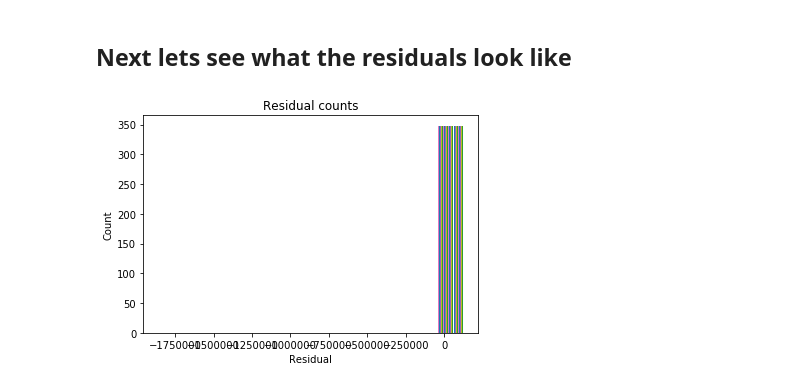
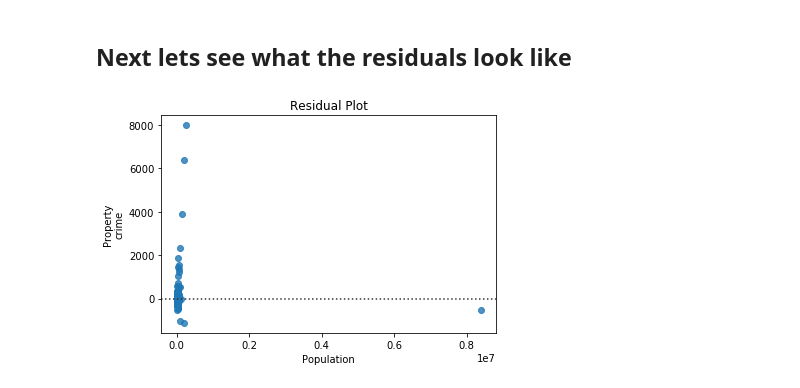
Before and after one commit to Schmidt8181/NY_Crime2013, a Jupyter notebook: NY_Crime_2013.ipynb, the cells around one changed output. Saved outputs shown, nothing was run; the diff lists cells and outputs as text; code cells hidden in the pictures.

```diff
--- a/NY_Crime_2013.ipynb
+++ b/NY_Crime_2013.ipynb
@@ -238,19 +210,9 @@ plt.show()
 [figure]
 # %% [markdown]
 ## Next lets see what the residuals look like
-# %%
-# Extract predicted values.
-predicted = regr.predict(X4).ravel()
-actual = Y
-
-# Calculate the error, also called the residual.
-residual = actual - predicted
-
-# This looks a bit concerning.
-plt.hist(residual)
-plt.title('Residual counts')
-plt.xlabel('Residual')
-plt.ylabel('Count')
-plt.show()
-# %% [output]
-[figure, removed]
+# %%
+sns.residplot(x='Population', y=raw_crimes['Property\ncrime'], data=Property_Crime)
+plt.title('Residual Plot')
+plt.show()
+# %% [output]
+[figure, added]
```
Also changed, not shown: parts of 4 cells of this notebook.
